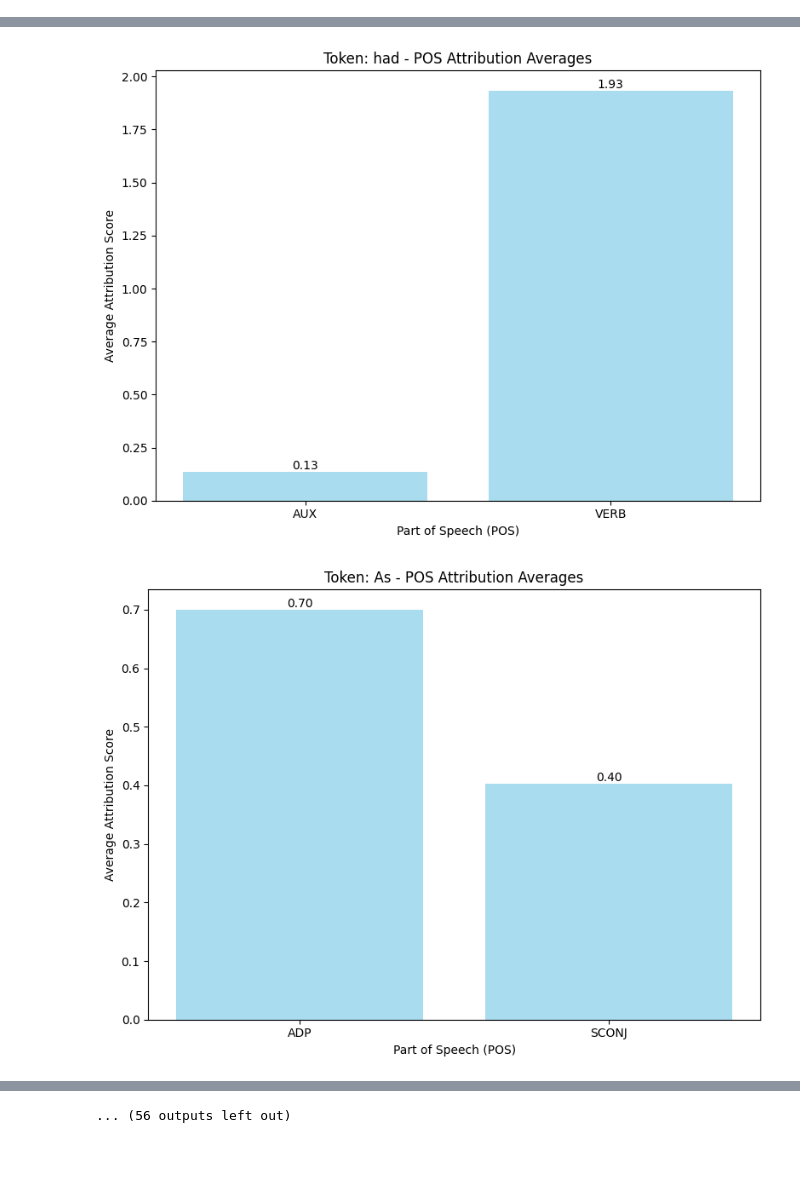
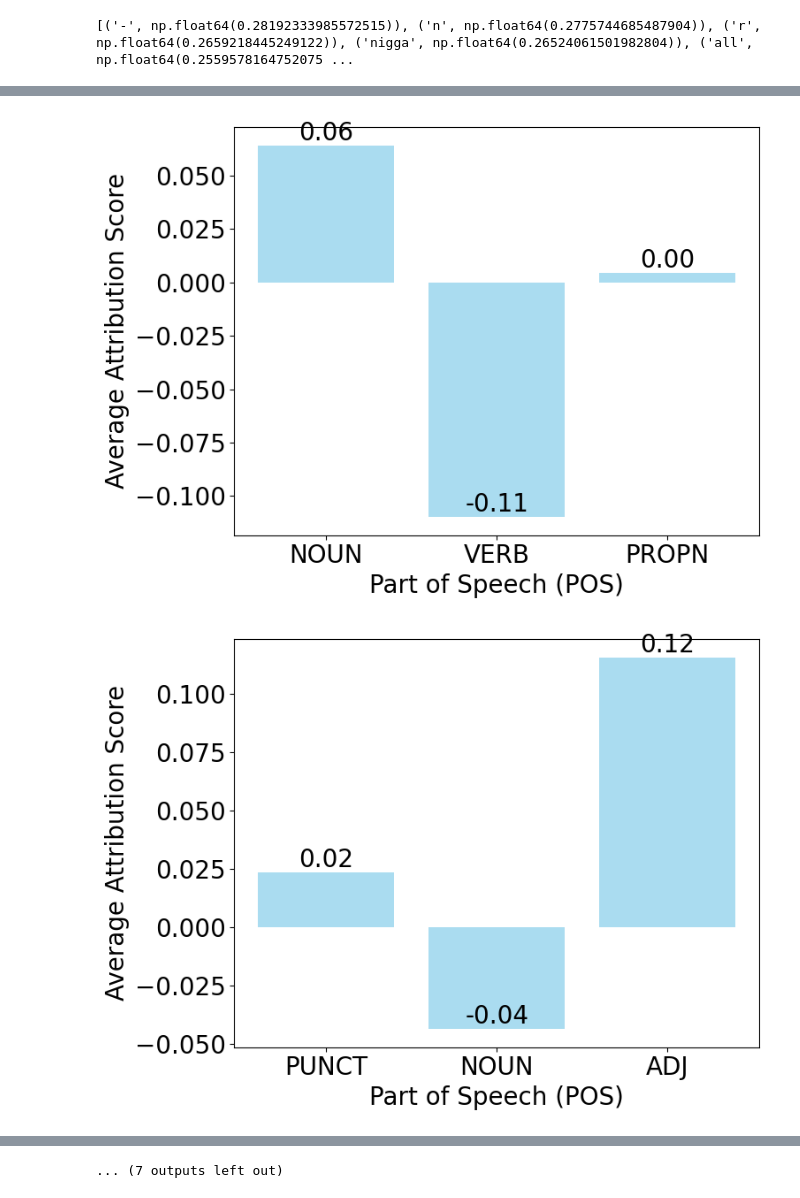
Before and after one commit to Person-Maink/NLP_toxicity, a Jupyter notebook: language analysis/lexical_analysis.ipynb, the cells around one changed output, grey strips where cells are left out. Drawn from its saved outputs; the diff is of its cells as text; code cells hidden in the pictures; blank space fills up the shorter version.

```diff
--- a/language analysis/lexical_analysis.ipynb
+++ b/language analysis/lexical_analysis.ipynb
@@ -3,8 +3,10 @@ import pandas as pd
 import ast
 import numpy as np
 from huggingface_hub import login
-from transformers import AutoTokenizer
+from transformers import AutoTokenizer, AutoModelForCausalLM
 import matplotlib.pyplot as plt
+plt.rcParams.update({'font.size': 20})
+
 import seaborn as sns
 from collections import Counter
 import spacy
@@ -693,11 +809,14 @@ token_pos_attribution_mapping = build_token_pos_attribution_mapping(df)
 # Loop through the token_pos_attribution_mapping to print the number of POS taggings per token
 tag = []
 for token, pos_mapping in token_pos_attribution_mapping.items():
-    num_pos_tags = len(pos_mapping)  # Count how many unique POS tags are associated with the token
+    # print(token, pos_mapping.keys())
+    num_pos_tags = len(pos_mapping.keys())  # Count how many unique POS tags are associated with the token
     tag.append((token, num_pos_tags))
 
 print(len(tag))
 tag = [t for t in tag if t[1] > 2]
 print(len(tag))
 print(sorted(tag, reverse=True, key=lambda x: x[1]))
+print(token_pos_attribution_mapping['ai'])
+print(token_pos_attribution_mapping['Trump'])
 # %% [output]
@@ -764,23 +830,46 @@ def plot_token_pos_attribution(token_pos_attribution_mapping):
     filtered_tokens = [
         (token, pos_mapping)
         for token, pos_mapping in token_pos_attribution_mapping.items()
-        if len(pos_mapping) > 1
+        if len(pos_mapping) > 2
     ]
+
+    # tag = []
+    # for token, pos_mapping in token_pos_attribution_mapping.items():
+    #     # print(token, pos_mapping.keys())
+    #     num_pos_tags = len(pos_mapping.keys())  # Count how many unique POS tags are associated with the token
+    #     tag.append((token, num_pos_tags))
+
+    # print(len(tag))
+    # filtered_tokens = [t for t in tag if t[1] > 2]
+
     avg_tokens = [
-        (token, [np.average(mapping) for _, mapping in pos_mapping]) for token, pos_mapping in token_pos_attribution_mapping
+        (token, [np.average(mapping) for _, mapping in pos_mapping.items()]) for token, pos_mapping in filtered_tokens
     ]
 
     score_arr = []
     for token, averages in avg_tokens:
-        averages = np.array(averages)
-        averages *= np.sum(averages)
+        # averages = np.array(averages)/np.sum(averages)
+        # averages /= np.sum(averages)
         score = 0
         for avg in averages:
-            score +=  (avg - (1/len(averages))) ** 2
+            score +=  (np.abs(avg) - (1/len(averages))) ** 2
         score_arr.append((token, score))
 
-    for token, pos_mapping in filtered_tokens:
+    score_arr = sorted(score_arr, reverse=True, key=lambda x: x[1])
+    print(score_arr)
+
+    # for token, pos_mapping in filtered_tokens:
+
+    top = 19
+    # for i, ((token, score), (_, pos_mapping)) in enumerate(zip(score_arr, filtered_tokens)):
+    for i, ((token, score), (_, _)) in enumerate(zip(score_arr, filtered_tokens)):
+        if i == top:
+            break
+        # print(score)
+        # pos_mapping = filtered_tokens[]
         # Get POS tags and their corresponding average attribution scores
+        a = [f[0] for f in filtered_tokens]
+        pos_mapping = filtered_tokens[a.index(token)][1]
         pos_tags = list(pos_mapping.keys())
         avg_scores = [np.mean(scores) for scores in pos_mapping.values()]
 
@@ -791,14 +880,17 @@ def plot_token_pos_attribution(token_pos_attribution_mapping):
         # Add labels and title
         plt.xlabel('Part of Speech (POS)')
         plt.ylabel('Average Attribution Score')
-        plt.title(f"Token: {token} - POS Attribution Averages")
+        # plt.title(f"Token: {token} - POS Attribution Averages")
 
         # Add values on top of the bars
         for i, score in enumerate(avg_scores):
             plt.text(i, score, f"{score:.2f}", ha='center', va='bottom')
 
         # Show the plot
+        # print("score:", score)
         plt.tight_layout()
-        plt.show()
+        # plt.show()
+
 plot_token_pos_attribution(token_pos_attribution_mapping)
 # %% [output]
+[('-', np.float64(0.28192333985572515)), ('n', np.float64(0.2775744685487904)), ('r', np.float64(0.2659218445249122)), ('nigga', np.float64(0.26524061501982804)), ('all', np.float64(0.2559578164752075 ...
@@ -812,2 +904,2 @@ plot_token_pos_attribution(token_pos_attribution_mapping)
-[figure, old version]
+[figure, new version]
-[figure, old version]
+[figure, new version]
@@ -817 +908 @@ plot_token_pos_attribution(token_pos_attribution_mapping)
-... (56 outputs left out)
+... (7 outputs left out)
```
Also changed, not shown: parts of 23 cells of this notebook.
